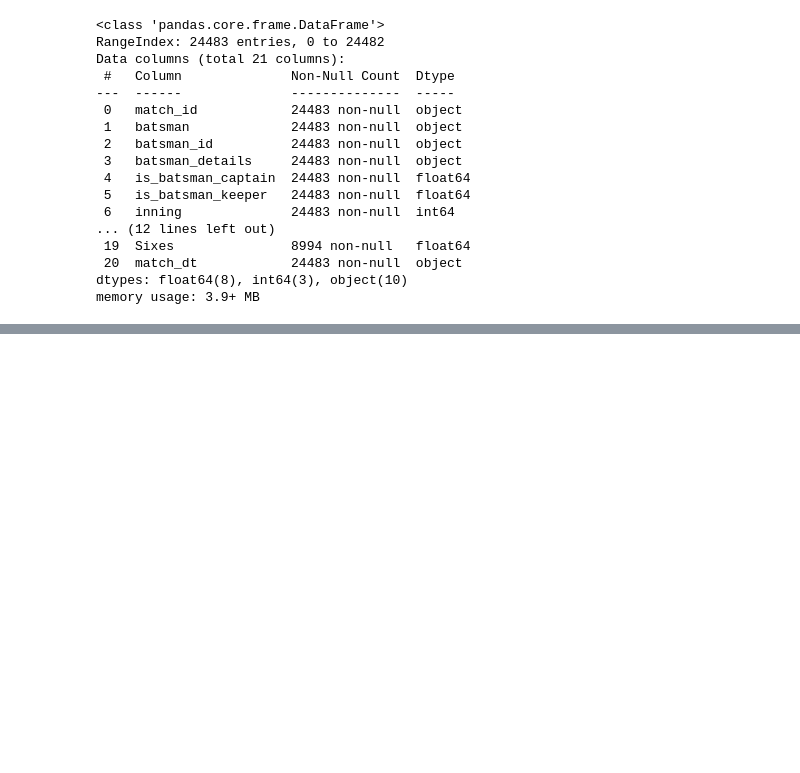
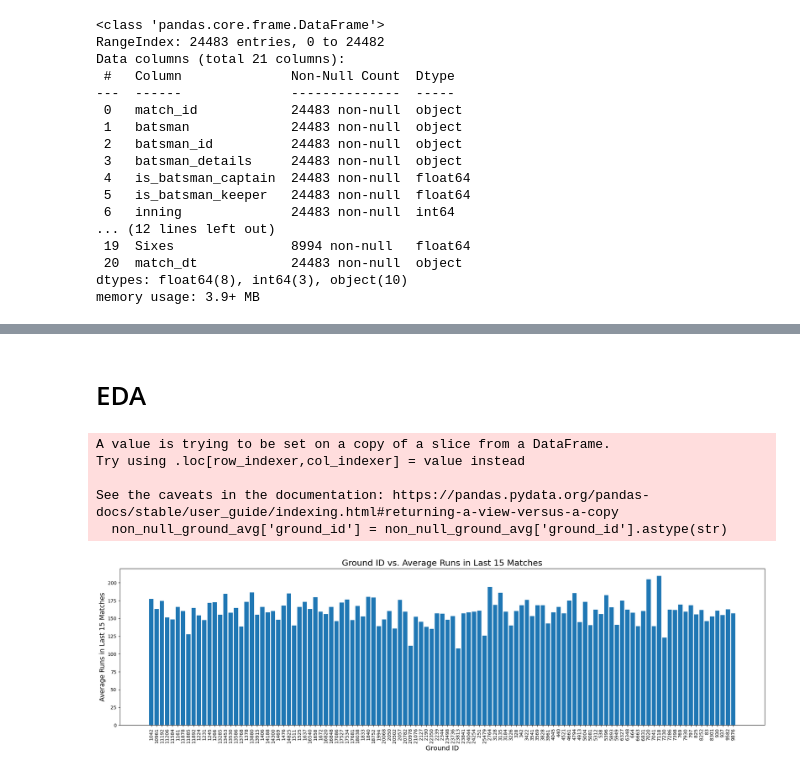
Before and after one commit to arpitkumar2004/American_Express_Project, a Jupyter notebook: Python file/Eda_code.ipynb, the cells around one changed output, grey strips where cells are left out. Drawn from its saved outputs; the diff is of its cells as text; code cells hidden in the pictures; blank space fills up the shorter version.

Commit message:
In the pipline file training , test, batsman , bowling data is completely processed.

```diff
--- a/Python file/Eda_code.ipynb
+++ b/Python file/Eda_code.ipynb
@@ -226,0 +241,32 @@ Report batsman_Report.html was generated! NOTEBOOK/COLAB USERS: the web browser
+# %% [markdown]
+# EDA
+# %%
+# Filter out the rows where ground_avg_runs_last15 is not null
+non_null_ground_avg = train_data[~train_data['ground_avg_runs_last15'].isnull()]
+
+# Convert ground_id to string for better categorical handling in the plot
+non_null_ground_avg['ground_id'] = non_null_ground_avg['ground_id'].astype(str)
+
+# Sort the DataFrame by ground_id
+non_null_ground_avg_sorted = non_null_ground_avg.sort_values(by='ground_id', ascending=True)
+
+# Create the bar plot
+plt.figure(figsize=(20, 6))
+plt.bar(non_null_ground_avg_sorted['ground_id'], non_null_ground_avg_sorted['ground_avg_runs_last15'])
+
+# Add labels and title
+plt.xlabel('Ground ID', fontsize= 14)
+plt.ylabel('Average Runs in Last 15 Matches', fontsize= 14)
+plt.title('Ground ID vs. Average Runs in Last 15 Matches', fontsize=18)
+plt.xticks(rotation=90)  # Rotate x-axis labels for better readability
+
+# Show the plot
+plt.tight_layout()
+plt.show()
+# %% [output]
+A value is trying to be set on a copy of a slice from a DataFrame.
+Try using .loc[row_indexer,col_indexer] = value instead
+
+See the caveats in the documentation: https://pandas.pydata.org/pandas-docs/stable/user_guide/indexing.html#returning-a-view-versus-a-copy
+  non_null_ground_avg['ground_id'] = non_null_ground_avg['ground_id'].astype(str)
+[figure, added]
```
Also changed, not shown: parts of 23 cells of this notebook, 1 other file.
